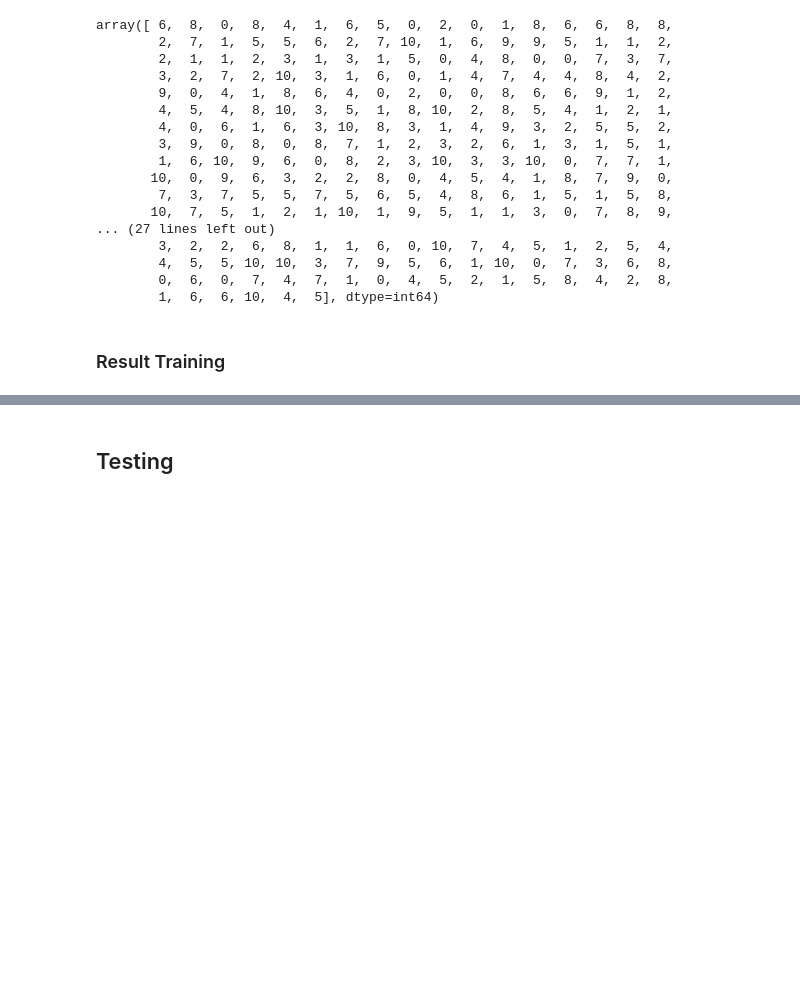
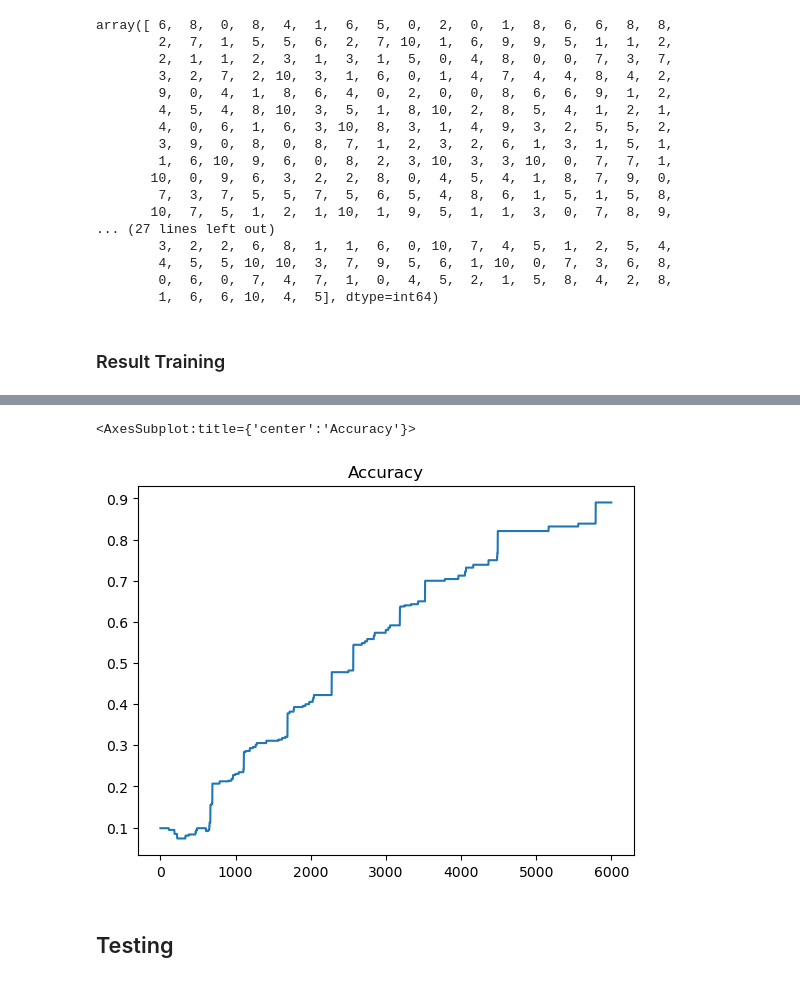
Before and after one commit to izzhamburhan/DiseasePred, a Jupyter notebook: BPNN.ipynb, the cells around one changed output, grey strips where cells are left out. Cells and saved outputs as stored; diff of their text form; code cells hidden in the pictures; blank space fills up the shorter version.

```diff
--- a/BPNN.ipynb
+++ b/BPNN.ipynb
@@ -238,3 +245,8 @@ Accuracy: 0.8902777777777777
+# %%
+results.accuracy.plot(title="Accuracy")
+# %% [output]
+<AxesSubplot:title={'center':'Accuracy'}>
+[figure, added]
 # %% [markdown]
 ## Testing
 # %%
```
Also changed, not shown: parts of 4 cells of this notebook, 2 other files.
